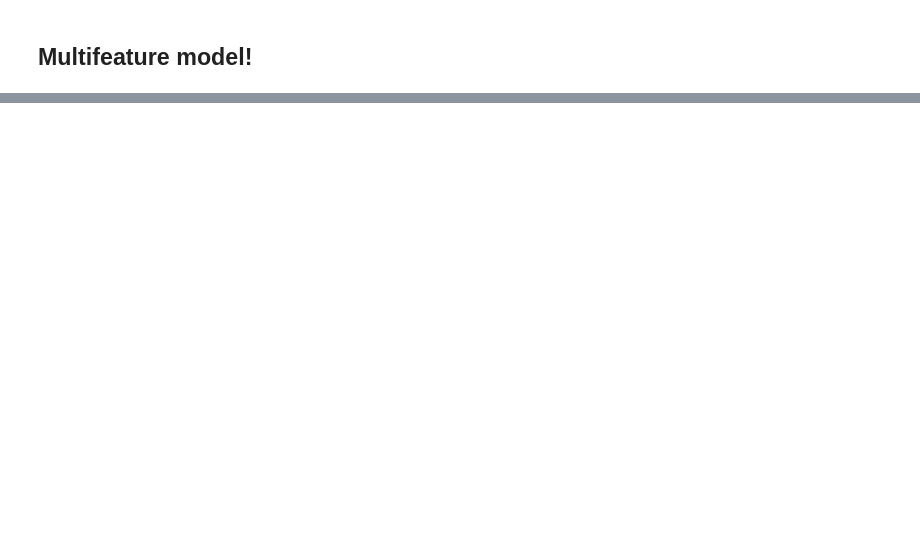
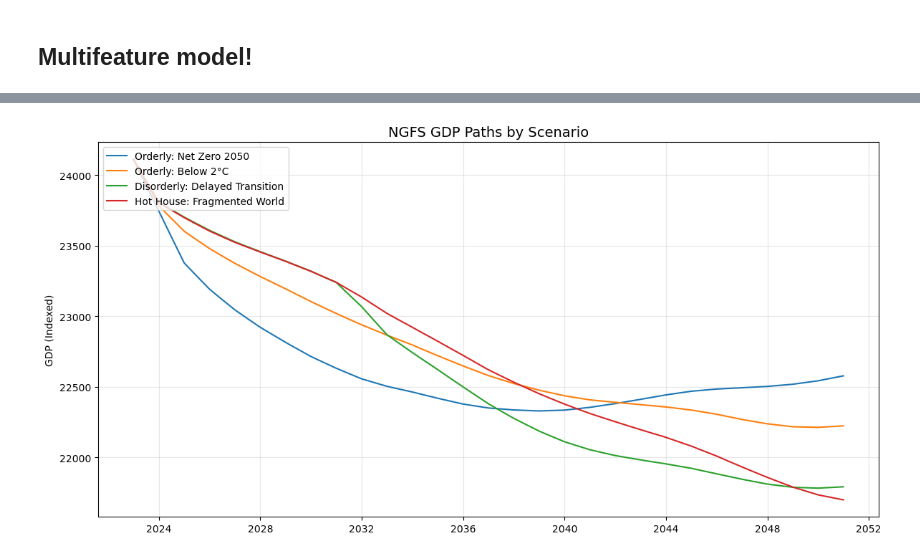
Before and after one commit to gpointd/ECON-522-Forecasting-Project, a Jupyter notebook: Climate Data/Climate Analysis.ipynb, the cells around one changed output, grey strips where cells are left out. Saved outputs shown, nothing was run; the diff lists cells and outputs as text; code cells hidden in the pictures; blank space fills up the shorter version.

```diff
--- a/Climate Data/Climate Analysis.ipynb
+++ b/Climate Data/Climate Analysis.ipynb
@@ -669,0 +714,15 @@ plt.show()
+# %%
+## plot the GDP paths for each scenario to verify they are different and make sense
+plt.figure(figsize=(12, 6))
+for key in scenarios:
+    gdp_series = get_ngfs_series(key, "Gross Domestic Product (GDP)")
+    gdp_path = last_gdp * (1 + (gdp_series.values / 100))
+    plt.plot(gdp_series.index, gdp_path, label=scenarios[key])
+plt.title('NGFS GDP Paths by Scenario', fontsize=14)
+plt.ylabel('GDP (Indexed)')
+plt.legend(loc='upper left')
+plt.grid(True, alpha=0.3)
+plt.tight_layout()
+plt.show()
+# %% [output]
+[figure, added]
```
Also changed, not shown: parts of 40 cells of this notebook.
